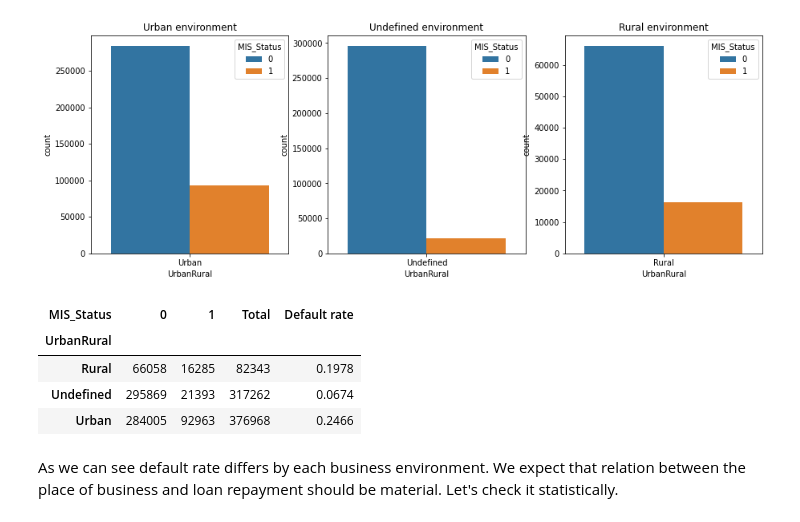
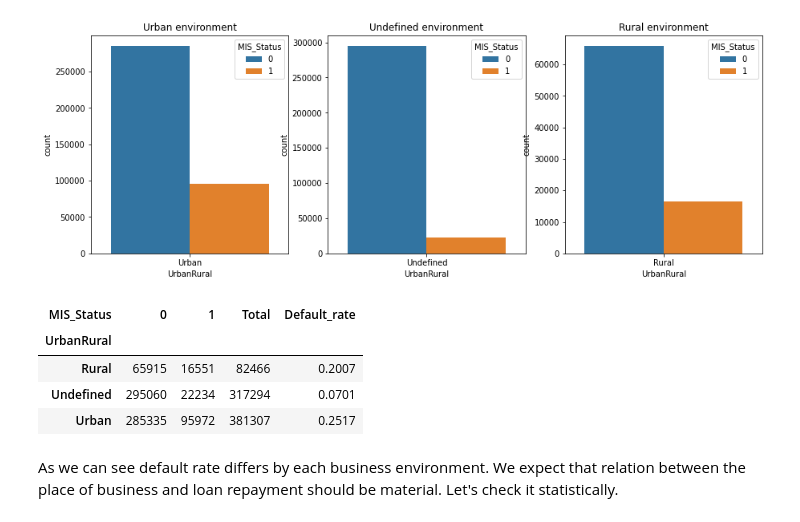
Before and after one commit to WojtekSzlezak/Loan-default-prediction-SBA, a Jupyter notebook: Loan_default_SBA.ipynb, the cells around one changed output. Cells and saved outputs as stored; diff of their text form; code cells hidden in the pictures.

```diff
--- a/Loan_default_SBA.ipynb
+++ b/Loan_default_SBA.ipynb
@@ -186,8 +198,8 @@ for column in ['SBA_Appv','GrAppv','DisbursementGross']:
 # %%
 df_copy['SBA_Guaranted_Ratio'] = df_copy['SBA_Appv'] / df_copy['DisbursementGross']
 # %%
-df_copy = df_copy.drop(['Name', 'City', 'Zip', 'Bank', 'BankState','ApprovalDate', 'ApprovalFY','ChgOffDate','DisbursementDate',\
-                        'BalanceGross', 'ChgOffPrinGr', 'GrAppv', 'SBA_Appv'], axis =1)
+df_copy = df_copy.drop(['Name', 'City', 'Zip', 'Bank', 'BankState', 'ApprovalDate', 'ApprovalFY','ChgOffDate',
+                        'DisbursementDate', 'BalanceGross', 'ChgOffPrinGr', 'GrAppv', 'SBA_Appv'], axis =1)
 # %% [markdown]
 Next we will go through each remaining column, clean data, explore it, analyse distributions and correlation between variables. We will start with checking null values and target coding.
 # %%
@@ -550,7 +564,8 @@ Name: FranchiseCode, dtype: int64
 According to the dataset description codes 0 and 1 mean that company's business is not a franchise. All other codes mean franchise. We will create now additional variable to reflect if we are dealing with franchise business. Then we will perform testing if franchise business character is associated with probablity of loan default.
 # %%
 # Feature engineering
-df_copy['Is_Franchise'] = np.where((df_copy['FranchiseCode'] == 0) | (df_copy['FranchiseCode'] == 1), 'Not franchise', 'Franchise')
+df_copy['Is_Franchise'] = np.where((df_copy['FranchiseCode'] == 0)\
+                                   | (df_copy['FranchiseCode'] == 1), 'Not franchise', 'Franchise')
 # %%
 # Checking P-value using frequency table
 print(f'p-value: {chi2_contingency(pd.crosstab(df_copy["Is_Franchise"], df_copy["MIS_Status"]))[1]}')
@@ -577,8 +594,8 @@ Disbursement Gross max value: 10465000.0
 df_copy['SBA_Guaranted_Ratio'] = np.where(df_copy['SBA_Guaranted_Ratio'] > 1, 1, df_copy['SBA_Guaranted_Ratio'])
 # %%
 # Removing outliers
-disb_gross01 = df_copy['DisbursementGross'].quantile(0.01)
-disb_gross99 = df_copy['DisbursementGross'].quantile(0.99)
-df_copy = df_copy[df_copy['DisbursementGross'] > disb_gross01]
-df_copy = df_copy[df_copy['DisbursementGross'] < disb_gross99]
+disb_gross_up = df_copy['DisbursementGross'].mean() + 3 * df_copy['DisbursementGross'].std()
+disb_gross_down = df_copy['DisbursementGross'].mean() - 3 * df_copy['DisbursementGross'].std()
+df_copy = df_copy[df_copy['DisbursementGross'] > disb_gross_down]
+df_copy = df_copy[df_copy['DisbursementGross'] < disb_gross_up]
 # %%
@@ -630,16 +646,16 @@ Text(0.5, 1.0, 'Rural environment')
 [figure]
 # %%
 # Checking defualt rate per each category
-df_urban = pd.crosstab(df_copy["UrbanRural"], df_copy["MIS_Status"])
+df_urban = pd.crosstab(df_copy['UrbanRural'], df_copy['MIS_Status'])
 df_urban['Total'] = df_urban[0] + df_urban[1]
-df_urban['Default rate'] = df_urban[1] / df_urban['Total']
+df_urban['Default_rate'] = df_urban[1] / df_urban['Total']
 df_urban
 # %% [output]
-| MIS_Status | 0 | 1 | Total | Default rate |
+| MIS_Status | 0 | 1 | Total | Default_rate |
 | UrbanRural |  |  |  |  |
-| Rural | 66058 | 16285 | 82343 | 0.1978 |
-| Undefined | 295869 | 21393 | 317262 | 0.0674 |
-| Urban | 284005 | 92963 | 376968 | 0.2466 |
+| Rural | 65915 | 16551 | 82466 | 0.2007 |
+| Undefined | 295060 | 22234 | 317294 | 0.0701 |
+| Urban | 285335 | 95972 | 381307 | 0.2517 |
 # %% [markdown]
 As we can see default rate differs by each business environment. We expect that relation between the place of business and loan repayment should be material. Let's check it statistically.
 # %%
```
Also changed, not shown: parts of 108 cells of this notebook.
